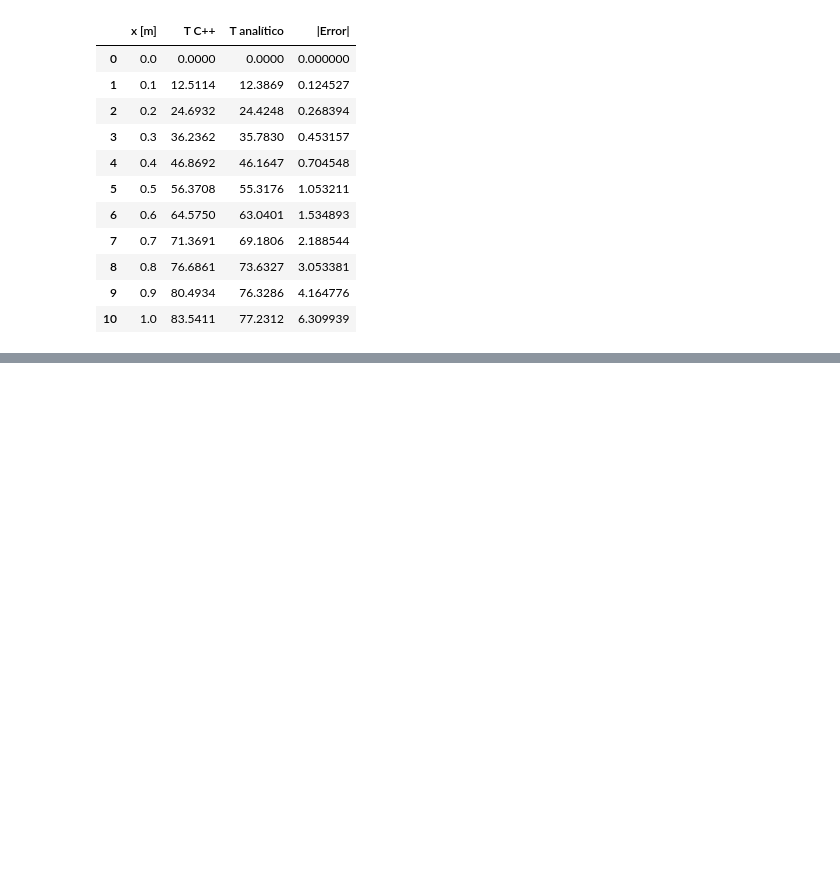
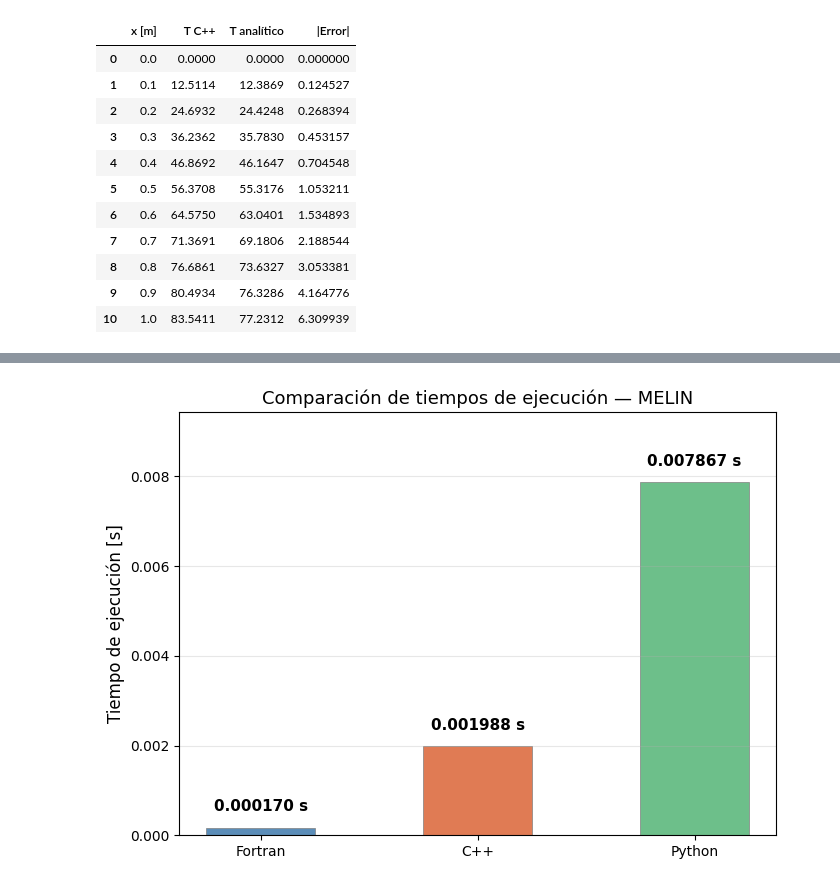
Before and after one commit to campereza043/MFC2026, a Jupyter notebook: Parcial1/CrankNicolson/Gráficas.ipynb, the cells around one changed output, grey strips where cells are left out. Cells and saved outputs as stored; diff of their text form; code cells hidden in the pictures; blank space fills up the shorter version.

```diff
--- a/Parcial1/CrankNicolson/Gráficas.ipynb
+++ b/Parcial1/CrankNicolson/Gráficas.ipynb
@@ -451,0 +557,25 @@ display(df_cpp)
+# %%
+# ── Comparación de tiempos de ejecución ──────────────────────
+lenguajes = ['Fortran', 'C++', 'Python']
+tiempos   = [0.000170, 0.001988, 0.007867]
+colores   = ['#5B8DB8', '#E07B54', '#6DBF8A']
+
+fig, ax = plt.subplots(figsize=(7, 5))
+
+barras = ax.bar(lenguajes, tiempos, color=colores, width=0.5, edgecolor='gray', linewidth=0.5)
+
+# Etiqueta encima de cada barra
+for barra, t in zip(barras, tiempos):
+    ax.text(barra.get_x() + barra.get_width() / 2,
+            barra.get_height() + 0.0003,
+            f'{t:.6f} s',
+            ha='center', va='bottom', fontsize=11, fontweight='bold')
+
+ax.set_ylabel('Tiempo de ejecución [s]', fontsize=12)
+ax.set_title('Comparación de tiempos de ejecución — MELIN', fontsize=13)
+ax.set_ylim(0, max(tiempos) * 1.2)
+ax.grid(axis='y', alpha=0.3)
+plt.tight_layout()
+plt.show()
+# %% [output]
+[figure, added]
```
Also changed, not shown: parts of 3 cells of this notebook, 2 other files.
